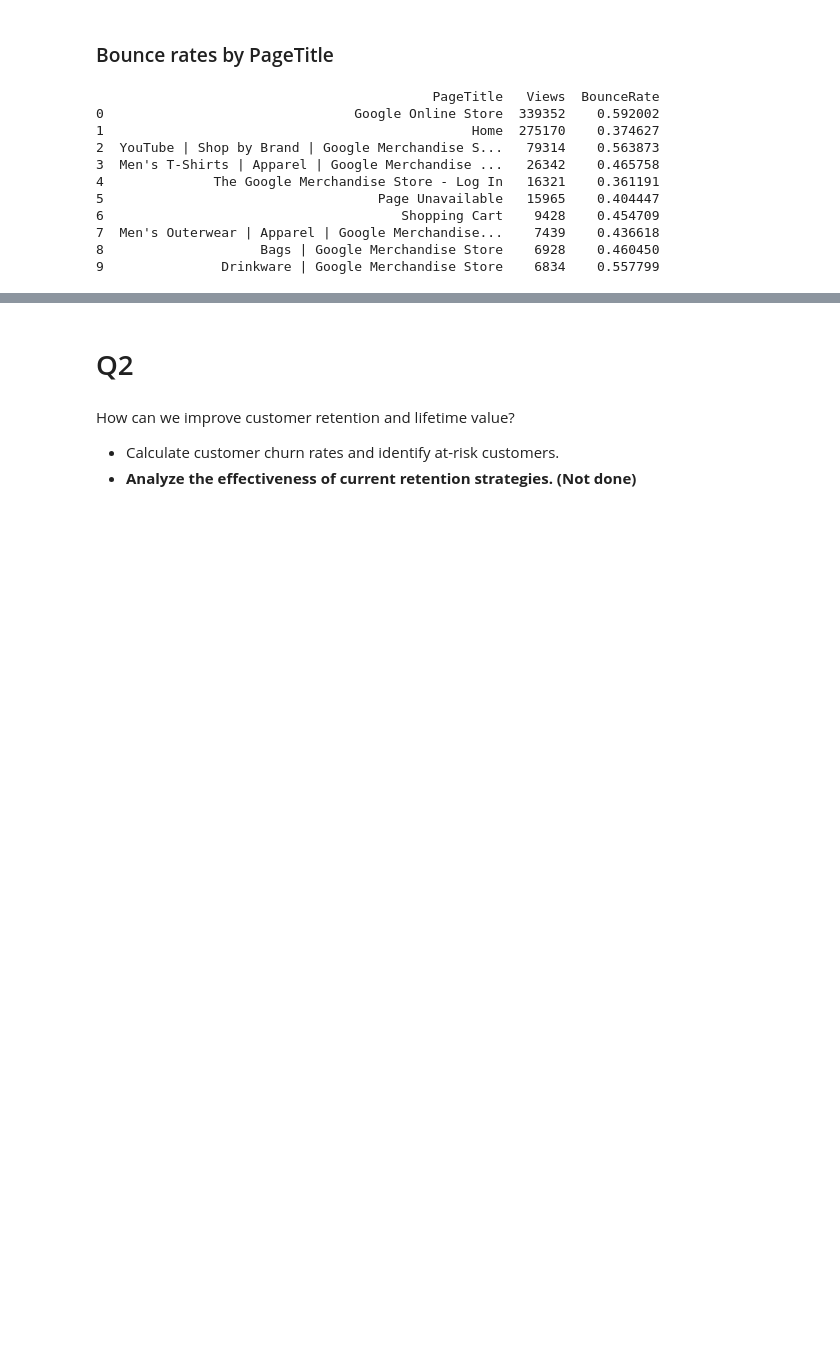
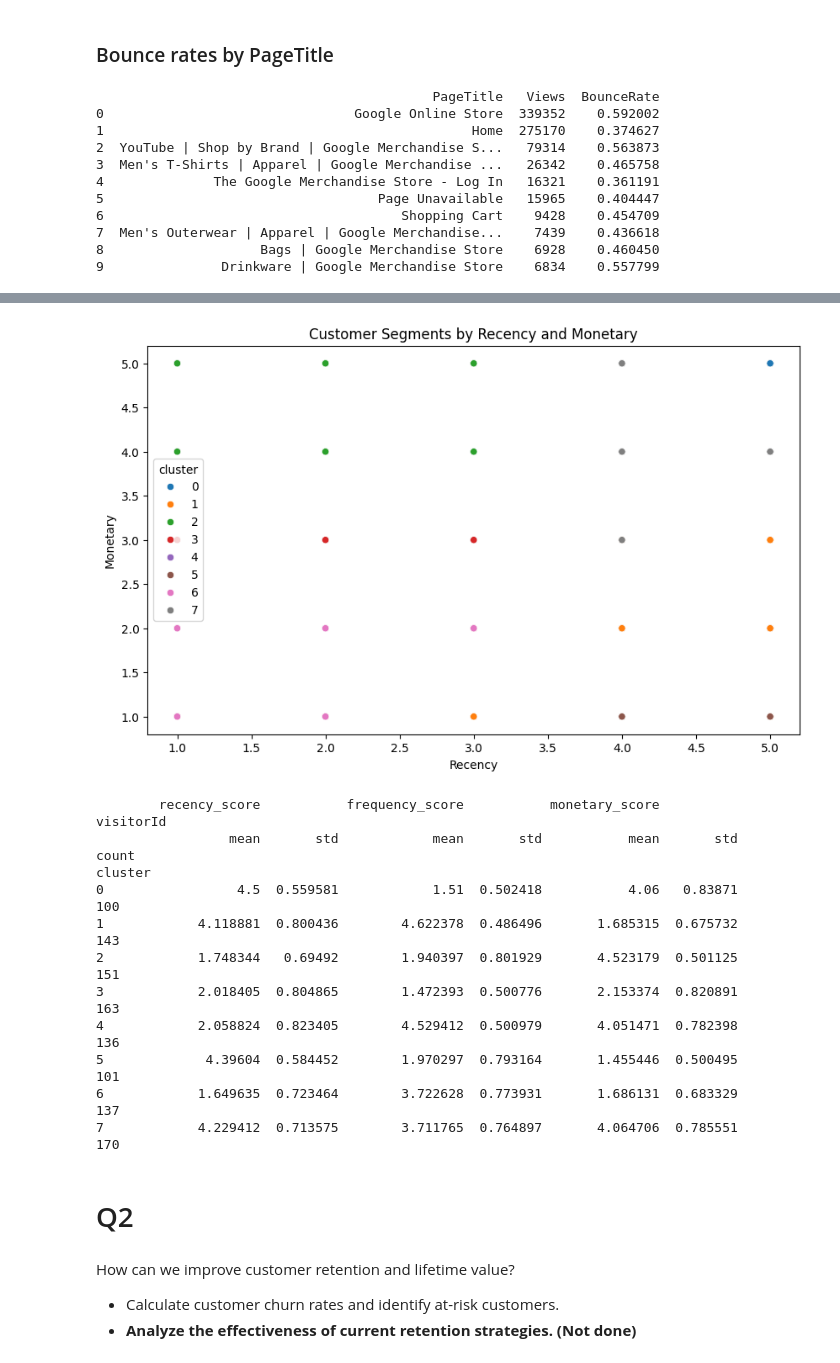
Before and after one commit to woobrandon/DSA3101-Potato-Wedges, a Jupyter notebook: GoogleAnalyticsAnalysis.ipynb, the cells around one changed output, grey strips where cells are left out. Cells and saved outputs as stored; diff of their text form; code cells hidden in the pictures; blank space fills up the shorter version.

Commit message:
added customer segmentation model based on purchasing behaviour

```diff
--- a/GoogleAnalyticsAnalysis.ipynb
+++ b/GoogleAnalyticsAnalysis.ipynb
@@ -171,3 +208,37 @@ result_df
+# %%
+optimal_k = 8
+kmeans = KMeans(n_clusters=optimal_k, random_state=0)
+result_df['cluster'] = kmeans.fit_predict(result_df[["recency_score", "frequency_score", "monetary_score"]])
+# %%
+plt.figure(figsize=(10, 6))
+sns.scatterplot(data = result_df, x='recency_score', y='monetary_score', hue='cluster', palette='tab10')
+plt.xlabel('Recency')
+plt.ylabel('Monetary')
+plt.title('Customer Segments by Recency and Monetary')
+plt.show()
+
+# Aggregate cluster information
+cluster_summary = result_df.groupby('cluster').agg({
+    'recency_score': ['mean', 'std'],
+    'frequency_score': ['mean', 'std'],
+    'monetary_score': ['mean', 'std'],
+    'visitorId': 'count'
+})
+
+print(cluster_summary)
+# %% [output]
+[figure, added]
+        recency_score           frequency_score           monetary_score           visitorId
+                 mean       std            mean       std           mean       std     count
+cluster
+0                 4.5  0.559581            1.51  0.502418           4.06   0.83871       100
+1            4.118881  0.800436        4.622378  0.486496       1.685315  0.675732       143
+2            1.748344   0.69492        1.940397  0.801929       4.523179  0.501125       151
+3            2.018405  0.804865        1.472393  0.500776       2.153374  0.820891       163
+4            2.058824  0.823405        4.529412  0.500979       4.051471  0.782398       136
+5             4.39604  0.584452        1.970297  0.793164       1.455446  0.500495       101
+6            1.649635  0.723464        3.722628  0.773931       1.686131  0.683329       137
+7            4.229412  0.713575        3.711765  0.764897       4.064706  0.785551       170
 # %% [markdown]
 # Q2
 # %% [markdown]
```
Also changed, not shown: parts of 7 cells of this notebook.
